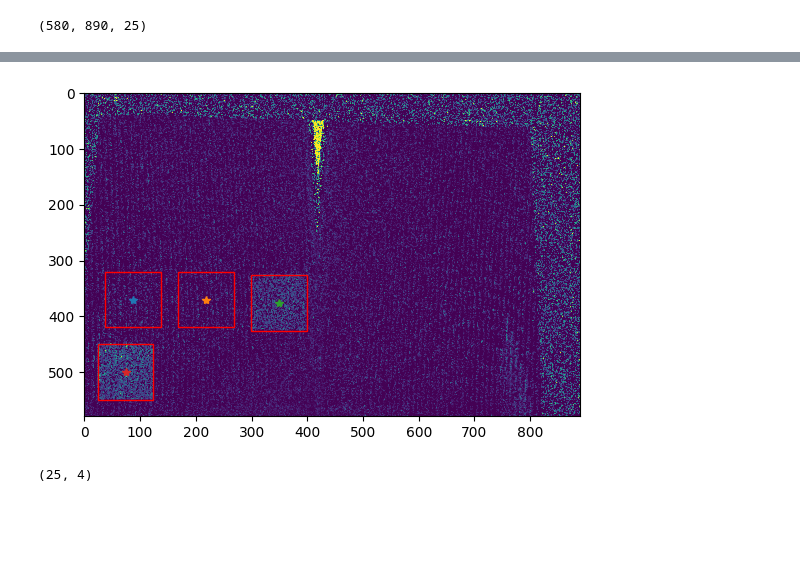
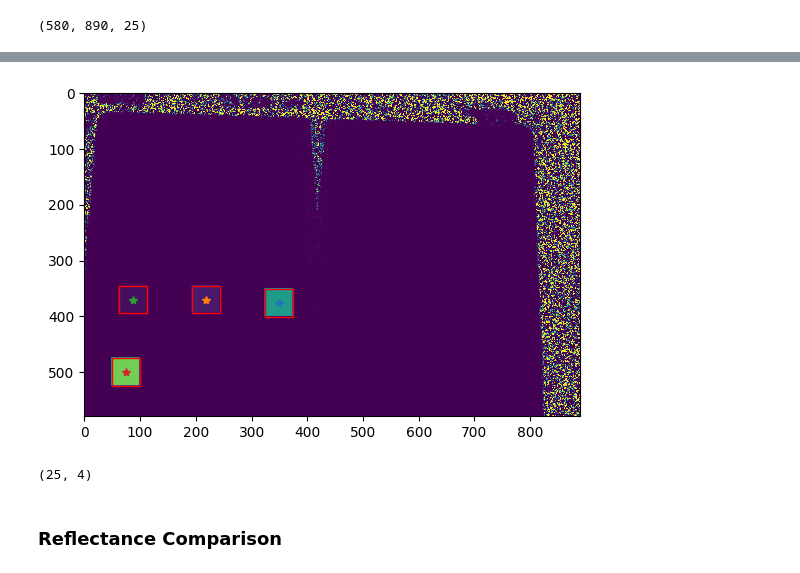
Before and after one commit to shshin1210/DSL, a Jupyter notebook: hyp_recon_patch_test.ipynb, the cells around one changed output, grey strips where cells are left out. Saved outputs shown, nothing was run; the diff lists cells and outputs as text; code cells hidden in the pictures; blank space fills up the shorter version.

```diff
--- a/hyp_recon_patch_test.ipynb
+++ b/hyp_recon_patch_test.ipynb
@@ -81,0 +168,14 @@ N3_arr_simulation = N3_arr_simulation.reshape(cam_H, cam_W, n_illum, 3)
+# %%
+# plot reflectance for each patches
+# patches : 24개, wvl : 25 개
+
+patches_rgb_real = np.zeros(shape = (n_illum, n_channel, n_patches))
+patches_idx = center_pts
+
+for l in range(n_illum):
+    for p in range(n_patches):
+        for c in range(n_channel):
+            x_idx, y_idx = patches_idx[p][0], patches_idx[p][1]
+            rgb_intensity = N3_arr_real[y_idx, x_idx, l, c]
+            # print('illum num %s, patch num %s, channel num %s' %(l, p, c),rgb_intensity)
+            patches_rgb_real[l, c, p] = rgb_intensity
@@ -114,3 +254,7 @@ X_np_all = np.load('./X_np_all.npy').reshape(cam_H, cam_W, len(wvls))
+# %%
+# X_np_all_real = np.load('./X_np_all_real.npy').reshape(cam_H, cam_W, len(wvls))
+X_np_all_real = np.load('./X_np_all_step_tv.npy').reshape(cam_H, cam_W, len(wvls))
+X_np_all = np.load('./X_np_all_simulation_low_intensity.npy').reshape(cam_H, cam_W, len(wvls)) * 4
 # %%
 X_np_all.shape
 # %% [output]
@@ -117,0 +282,20 @@ X_np_all.shape
+# %%
+# plot reflectance for each patches
+# patches : 24개, wvl : 25 개
+
+patches_reflectance_real = np.zeros(shape = (len(wvls), n_patches))
+patches_idx = center_pts
+
+for p in range(n_patches):
+    for w in range(len(wvls)):
+        x_idx, y_idx = patches_idx[p][0], patches_idx[p][1]
+        mean_ref = X_np_all_real[y_idx-patch_size:y_idx+patch_size,x_idx-patch_size:x_idx+patch_size, w].mean()
+        patches_reflectance_real[w, p] = mean_ref
+# %%
+img = X_np_all_real[...,21]
+
+fig, ax = plt.subplots()
+for p in range(n_patches):
+    plt.plot(patches_idx[p][0],patches_idx[p][1], "*")
+    ax.add_patch(patches.Rectangle([patches_idx[p][0]-patch_size,patches_idx[p][1]-patch_size], patch_size*2, patch_size*2, fill = False, edgecolor = 'red'))
+    plt.imshow(img, vmin = 0., vmax = 1.)
@@ -150,16 +340,18 @@ for p in range(n_patches):
 # %%
 img = X_np_all[...,21]
 
 fig, ax = plt.subplots()
 for p in range(n_patches):
     plt.plot(patches_idx[p][0],patches_idx[p][1], "*")
-    ax.add_patch(patches.Rectangle([patches_idx[p][0]-p_size,patches_idx[p][1]-p_size], p_size*2, p_size*2, fill = False, edgecolor = 'red'))
+    ax.add_patch(patches.Rectangle([patches_idx[p][0]-patch_size,patches_idx[p][1]-patch_size], patch_size*2, patch_size*2, fill = False, edgecolor = 'red'))
     plt.imshow(img, vmin = 0., vmax = 1.)
 # %% [output]
-[figure, old version]
+[figure, new version]
 # %%
 patches_ref_clip = np.clip(patches_reflectance, 0 ,1)
 # %%
 patches_ref_clip.shape
 # %% [output]
 (25, 4)
+# %% [markdown]
+### Reflectance Comparison
```
Also changed, not shown: parts of 39 cells of this notebook, 4 other files.
